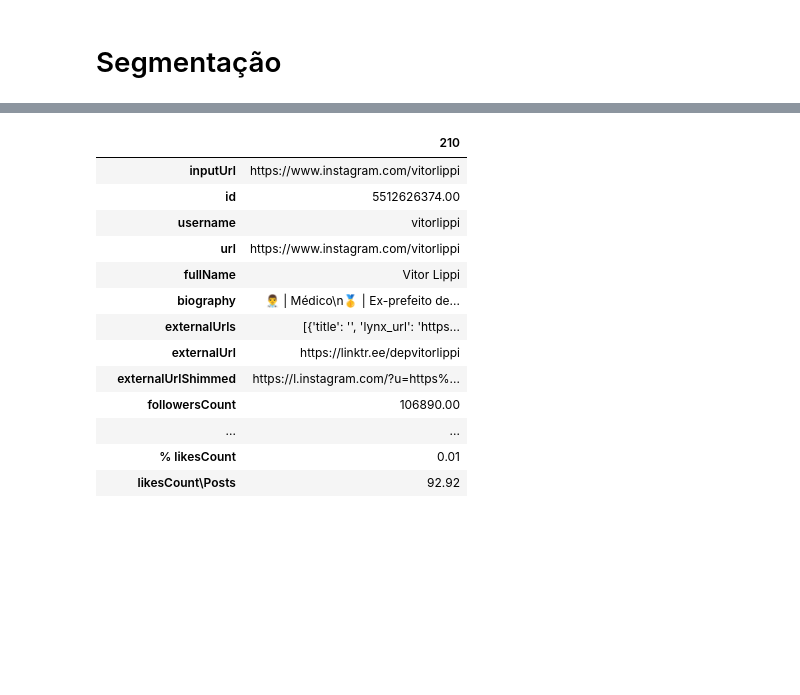
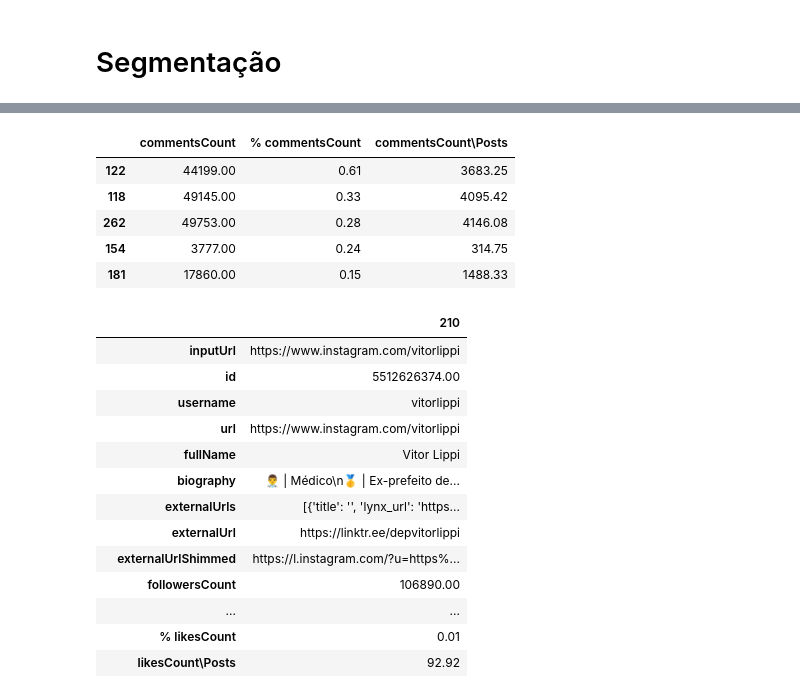
Before and after one commit to Vini0606/Analise-deputados, a Jupyter notebook: notebooks/segmentacao.ipynb, the cells around one changed output, grey strips where cells are left out. Cells and saved outputs as stored; diff of their text form; code cells hidden in the pictures; blank space fills up the shorter version.

```diff
--- a/notebooks/segmentacao.ipynb
+++ b/notebooks/segmentacao.ipynb
@@ -239,3 +256,12 @@ Arquivo salvo em: c:\Projetos\analise-deputados-brasil\data\processed\piores_ran
+# %%
+df_deputados_join[df_deputados_join['% Engajamento'].notna()].sort_values('% Engajamento', ascending=False)[cols_comments].head(5)
+# %% [output]
+|  | commentsCount | % commentsCount | commentsCount\Posts |
+| 122 | 44199.00 | 0.61 | 3683.25 |
+| 118 | 49145.00 | 0.33 | 4095.42 |
+| 262 | 49753.00 | 0.28 | 4146.08 |
+| 154 | 3777.00 | 0.24 | 314.75 |
+| 181 | 17860.00 | 0.15 | 1488.33 |
 # %%
 df_deputados_join[df_deputados_join['fullName'] == 'Vitor Lippi'].T
 # %% [output]
```
Also changed, not shown: parts of 5 cells of this notebook, 2 other files.
